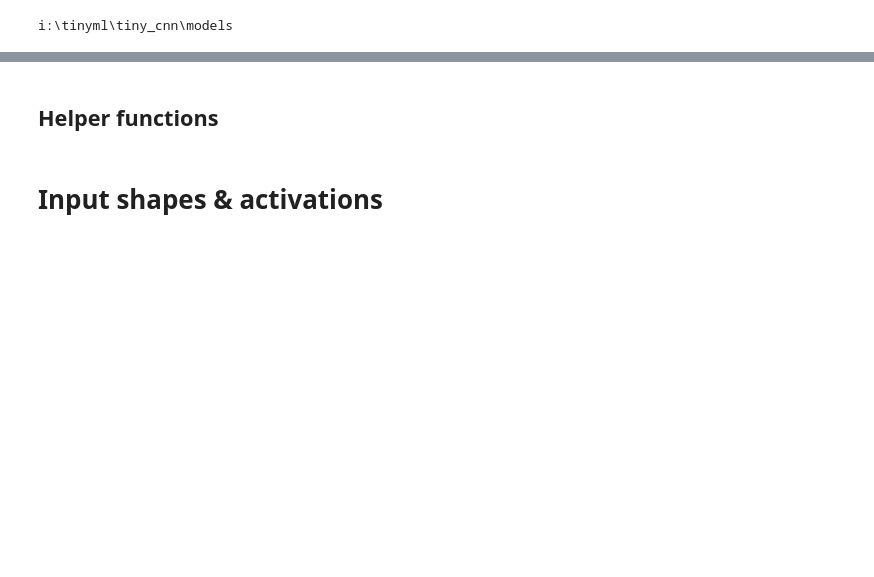
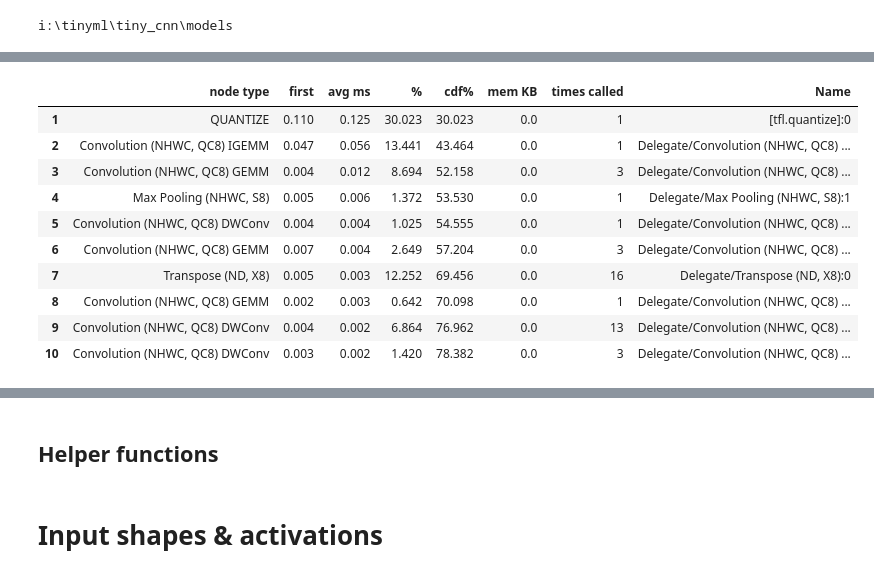
Before and after one commit to subrockmann/tiny_cnn, a Jupyter notebook: Layer Visualizations.ipynb, the cells around one changed output, grey strips where cells are left out. Cells and saved outputs as stored; diff of their text form; code cells hidden in the pictures; blank space fills up the shorter version.

```diff
--- a/Layer Visualizations.ipynb
+++ b/Layer Visualizations.ipynb
@@ -41,0 +84,14 @@ i:\tinyml\tiny_cnn\models
+# %%
+operator_by_comp_time_df
+# %% [output]
+|  | node type | first | avg ms | % | cdf% | mem KB | times called | Name |
+| 1 | QUANTIZE | 0.110 | 0.125 | 30.023 | 30.023 | 0.0 | 1 | [tfl.quantize]:0 |
+| 2 | Convolution (NHWC, QC8) IGEMM | 0.047 | 0.056 | 13.441 | 43.464 | 0.0 | 1 | Delegate/Convolution (NHWC, QC8) ... |
+| 3 | Convolution (NHWC, QC8) GEMM | 0.004 | 0.012 | 8.694 | 52.158 | 0.0 | 3 | Delegate/Convolution (NHWC, QC8) ... |
+| 4 | Max Pooling (NHWC, S8) | 0.005 | 0.006 | 1.372 | 53.530 | 0.0 | 1 | Delegate/Max Pooling (NHWC, S8):1 |
+| 5 | Convolution (NHWC, QC8) DWConv | 0.004 | 0.004 | 1.025 | 54.555 | 0.0 | 1 | Delegate/Convolution (NHWC, QC8) ... |
+| 6 | Convolution (NHWC, QC8) GEMM | 0.007 | 0.004 | 2.649 | 57.204 | 0.0 | 3 | Delegate/Convolution (NHWC, QC8) ... |
+| 7 | Transpose (ND, X8) | 0.005 | 0.003 | 12.252 | 69.456 | 0.0 | 16 | Delegate/Transpose (ND, X8):0 |
+| 8 | Convolution (NHWC, QC8) GEMM | 0.002 | 0.003 | 0.642 | 70.098 | 0.0 | 1 | Delegate/Convolution (NHWC, QC8) ... |
+| 9 | Convolution (NHWC, QC8) DWConv | 0.004 | 0.002 | 6.864 | 76.962 | 0.0 | 13 | Delegate/Convolution (NHWC, QC8) ... |
+| 10 | Convolution (NHWC, QC8) DWConv | 0.003 | 0.002 | 1.420 | 78.382 | 0.0 | 3 | Delegate/Convolution (NHWC, QC8) ... |
```
Also changed, not shown: parts of 33 cells of this notebook, 2 other files.
